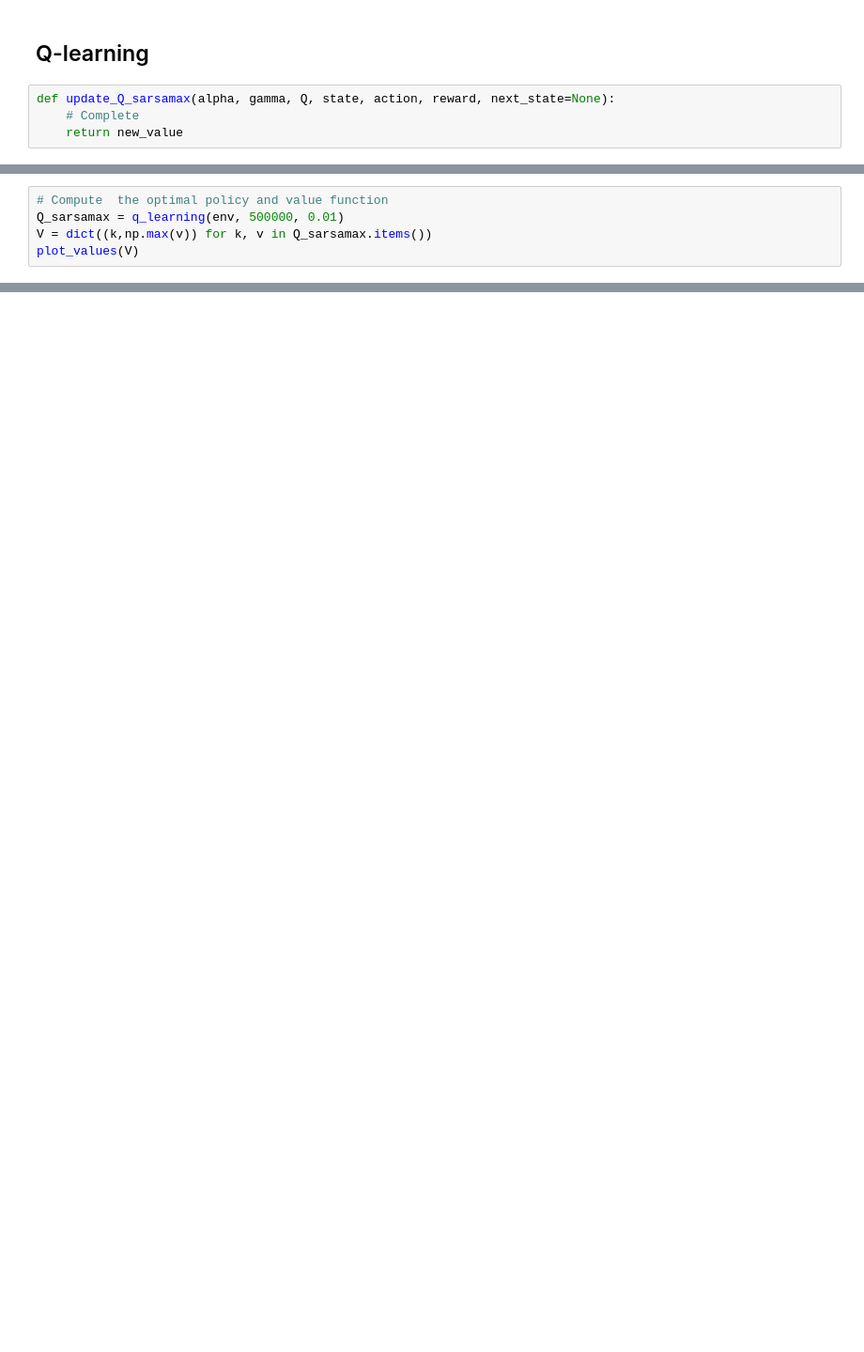
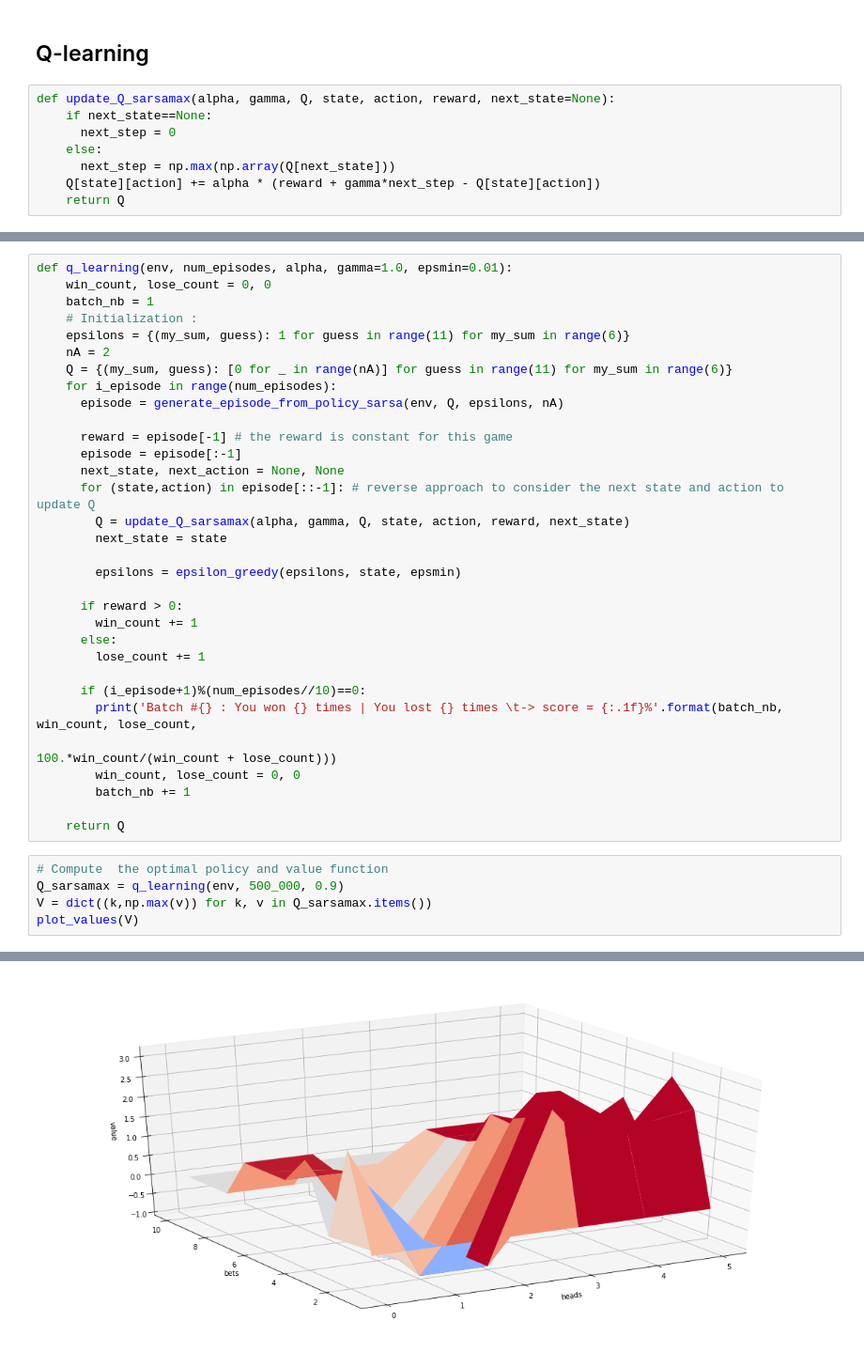
Before and after one commit to EmmanuelJhno/Reinforcement_learning, a Jupyter notebook: TP3_2020v1.ipynb, the cells around one changed output, grey strips where cells are left out. Shown: that part at 94% size. Saved outputs shown, nothing was run; the diff lists cells and outputs as text; blank space fills up the shorter version.

```diff
--- a/TP3_2020v1.ipynb
+++ b/TP3_2020v1.ipynb
@@ -261,5 +434,9 @@ plot_policy(policy_sarsa)
 ## Q-learning
 # %%
 def update_Q_sarsamax(alpha, gamma, Q, state, action, reward, next_state=None):
-    # Complete
-    return new_value
+    if next_state==None:
+      next_step = 0
+    else:
+      next_step = np.max(np.array(Q[next_state]))
+    Q[state][action] += alpha * (reward + gamma*next_step - Q[state][action])
+    return Q
@@ -270,5 +443,38 @@ def q_learning(env, num_episodes, alpha, gamma=1.0,epsmin=0.01):
+# %%
+def q_learning(env, num_episodes, alpha, gamma=1.0, epsmin=0.01):
+    win_count, lose_count = 0, 0
+    batch_nb = 1
+    # Initialization :
+    epsilons = {(my_sum, guess): 1 for guess in range(11) for my_sum in range(6)}
+    nA = 2
+    Q = {(my_sum, guess): [0 for _ in range(nA)] for guess in range(11) for my_sum in range(6)}
+    for i_episode in range(num_episodes):
+      episode = generate_episode_from_policy_sarsa(env, Q, epsilons, nA)
+
+      reward = episode[-1] # the reward is constant for this game
+      episode = episode[:-1]
+      next_state, next_action = None, None
+      for (state,action) in episode[::-1]: # reverse approach to consider the next state and action to update Q
+        Q = update_Q_sarsamax(alpha, gamma, Q, state, action, reward, next_state)
+        next_state = state
+
+        epsilons = epsilon_greedy(epsilons, state, epsmin)
+
+      if reward > 0:
+        win_count += 1
+      else:
+        lose_count += 1
+
+      if (i_episode+1)%(num_episodes//10)==0:
+        print('Batch #{} : You won {} times | You lost {} times \t-> score = {:.1f}%'.format(batch_nb, win_count, lose_count,
+                                                                                             100.*win_count/(win_count + lose_count)))
+        win_count, lose_count = 0, 0
+        batch_nb += 1
+
+    return Q
 # %%
 # Compute  the optimal policy and value function
-Q_sarsamax = q_learning(env, 500000, 0.01)
+Q_sarsamax = q_learning(env, 500_000, 0.9)
 V = dict((k,np.max(v)) for k, v in Q_sarsamax.items())
 plot_values(V)
+# %% [output]
@@ -275,3 +491,4 @@ plot_values(V)
+[figure, added]
 # %%
 # plot
 policy_sarsamax = dict((k,np.argmax(v)) for k, v in Q_sarsamax.items())
```
Also changed, not shown: parts of 20 cells of this notebook.
